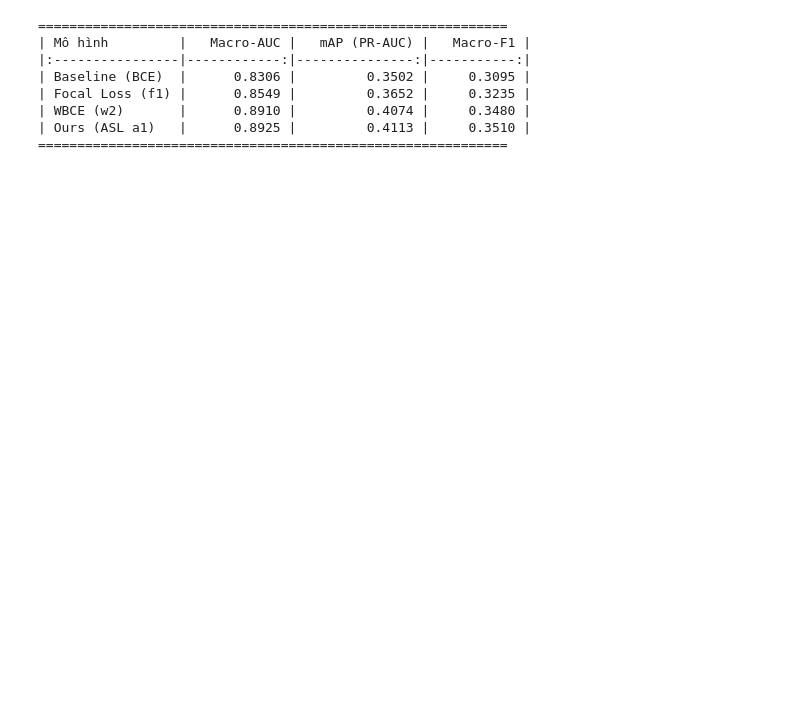
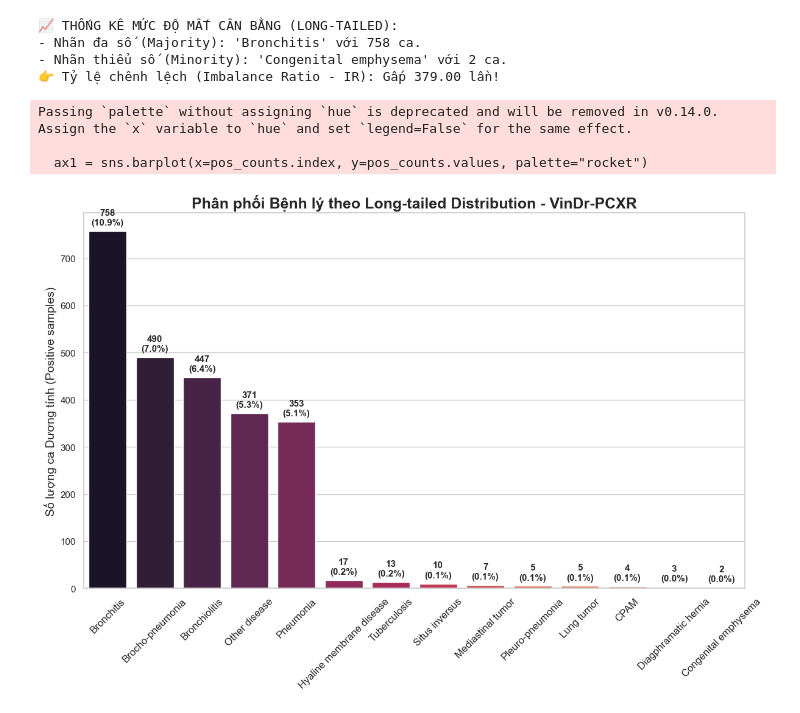
Before and after one commit to NguyenThaiTuanDev/Chest-Xray-Imbalance, a Jupyter notebook: notebooks/eda_data.ipynb, the cells around one changed output. Cells and saved outputs as stored; diff of their text form; code cells hidden in the pictures; blank space fills up the shorter version.

Commit message:
cặp nhật thêm notebook và xóa check_data

```diff
--- a/notebooks/eda_data.ipynb
+++ b/notebooks/eda_data.ipynb
@@ -184,30 +26,50 @@ Passing `palette` without assigning `hue` is deprecated and will be removed in v
-# %%
-import pandas as pd
-
-# Đã tráo đổi số liệu đồng bộ với Biểu đồ
-models = ['Baseline (BCE)', 'Focal Loss (f1)', 'WBCE (w2)', 'Ours (ASL a1)']
-macro_auc = [0.8306, 0.8549, 0.8910, 0.8925]
-map_scores = [0.3502, 0.3652, 0.4074, 0.4113]
-macro_f1 = [0.3095, 0.3235, 0.3480, 0.3510]
-
-df = pd.DataFrame({
-    'Mô hình': models,
-    'Macro-AUC': macro_auc,
-    'mAP (PR-AUC)': map_scores,
-    'Macro-F1': macro_f1
-})
-
-print("="*60)
-print(df.to_markdown(index=False, floatfmt=".4f"))
-print("="*60)
-
-df.to_csv("../outputs/visualizations/slide13_summary_ASL_WIN.csv", index=False)
-# %% [output]
-============================================================
-| Mô hình         |   Macro-AUC |   mAP (PR-AUC) |   Macro-F1 |
-|:----------------|------------:|---------------:|-----------:|
-| Baseline (BCE)  |      0.8306 |         0.3502 |     0.3095 |
-| Focal Loss (f1) |      0.8549 |         0.3652 |     0.3235 |
-| WBCE (w2)       |      0.8910 |         0.4074 |     0.3480 |
-| Ours (ASL a1)   |      0.8925 |         0.4113 |     0.3510 |
-============================================================
+# %%
+# 2. TÍNH TOÁN THỐNG KÊ (IMBALANCE RATIO)
+pos_counts = df[target_classes].sum().sort_values(ascending=False)
+total_images = len(df)
+
+majority_class = pos_counts.index[0]
+majority_count = pos_counts.iloc[0]
+minority_class = pos_counts.index[-1]
+minority_count = pos_counts.iloc[-1]
+
+imbalance_ratio = majority_count / minority_count if minority_count > 0 else float('inf')
+
+print("\n📈 THỐNG KÊ MỨC ĐỘ MẤT CÂN BẰNG (LONG-TAILED):")
+print(f"- Nhãn đa số (Majority): '{majority_class}' với {majority_count} ca.")
+print(f"- Nhãn thiểu số (Minority): '{minority_class}' với {minority_count} ca.")
+print(f"👉 Tỷ lệ chênh lệch (Imbalance Ratio - IR): Gấp {imbalance_ratio:.2f} lần!")
+# %% [output]
+📈 THỐNG KÊ MỨC ĐỘ MẤT CÂN BẰNG (LONG-TAILED):
+- Nhãn đa số (Majority): 'Bronchitis' với 758 ca.
+- Nhãn thiểu số (Minority): 'Congenital emphysema' với 2 ca.
+👉 Tỷ lệ chênh lệch (Imbalance Ratio - IR): Gấp 379.00 lần!
+# %%
+# 3. VẼ BIỂU ĐỒ 1: LONG-TAILED DISTRIBUTION
+sns.set_theme(style="whitegrid")
+plt.figure(figsize=(14, 8)) # Tạo Figure riêng cho biểu đồ 1
+
+# Biểu đồ cột
+ax1 = sns.barplot(x=pos_counts.index, y=pos_counts.values, palette="rocket")
+ax1.set_title(f"Phân phối Bệnh lý theo Long-tailed Distribution - {DATASET_NAME}", fontsize=18, fontweight='bold')
+ax1.set_ylabel("Số lượng ca Dương tính (Positive samples)", fontsize=14)
+ax1.set_xlabel("")
+ax1.tick_params(axis='x', rotation=45, labelsize=12)
+
+# Ghi chú số liệu và % lên đầu cột
+for p, label in zip(ax1.patches, pos_counts.index):
+    count = int(p.get_height())
+    percentage = (count / total_images) * 100
+    ax1.annotate(f'{count}\n({percentage:.1f}%)',
+                (p.get_x() + p.get_width() / 2., p.get_height()),
+                ha='center', va='bottom', fontsize=11, fontweight='bold', xytext=(0, 5),
+                textcoords='offset points')
+
+# Lưu ảnh sắc nét (300 dpi) để cho vào Luận văn
+plt.savefig(f"../outputs/visualizations/{DATASET_NAME}_long_tailed.png", dpi=300, bbox_inches='tight')
+plt.show()
+# %% [output]
+Passing `palette` without assigning `hue` is deprecated and will be removed in v0.14.0. Assign the `x` variable to `hue` and set `legend=False` for the same effect.
+
+  ax1 = sns.barplot(x=pos_counts.index, y=pos_counts.values, palette="rocket")
+[figure, added]
```
Also changed, not shown: parts of 7 cells of this notebook, 5 other files.
